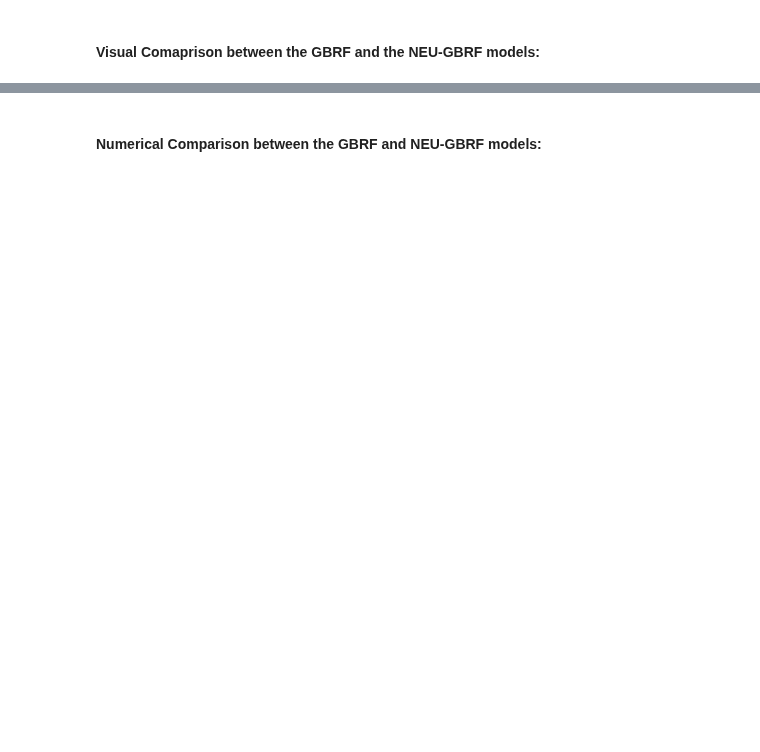
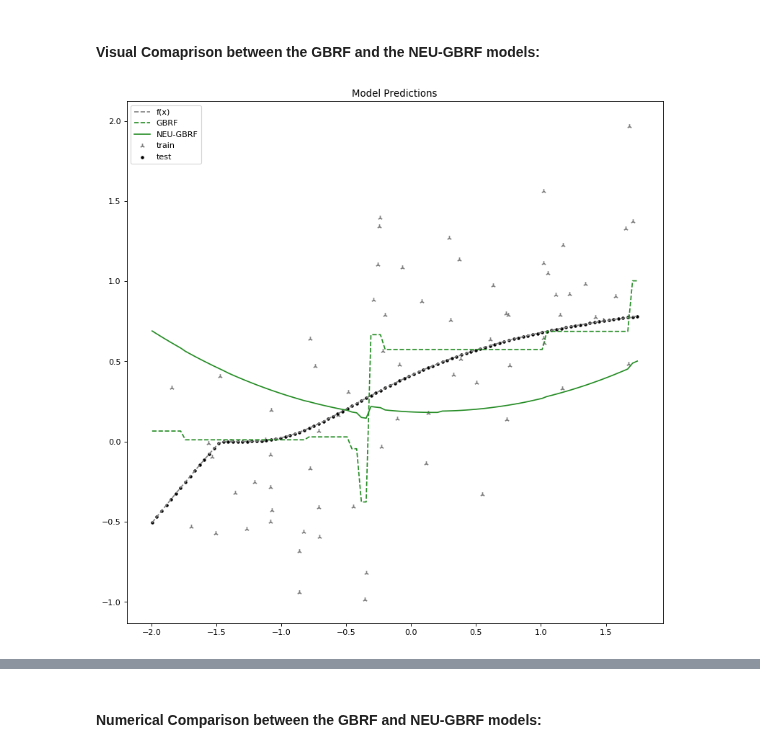
Before and after one commit to AnastasisKratsios/NEU_Non_Euclidean_Upgrading, a Jupyter notebook: NEU-Simulated-Regression.ipynb, the cells around one changed output, grey strips where cells are left out. Drawn from its saved outputs; the diff is of its cells as text; code cells hidden in the pictures; blank space fills up the shorter version.

```diff
--- a/NEU-Simulated-Regression.ipynb
+++ b/NEU-Simulated-Regression.ipynb
@@ -359,33 +503,37 @@ NEU_GBRF_y_hat_train, NEU_GBRF_y_hat_test = build_NEU_Structure(n_folds = CV_fol
 plt.figure(num=None, figsize=(12, 12), dpi=80, facecolor='w', edgecolor='k')
 
 # Generate Plots #
 #----------------#
 
 # Plot Signal
 plt.plot(np.array(data_x_test_raw).reshape(-1,),data_y_test,color='gray',label='f(x)',linestyle='--')
 # Plot Data
 plt.scatter(np.array(data_x_raw).reshape(-1,),data_y,color='gray',label='train', marker = '2')
 plt.scatter(np.array(data_x_test_raw).reshape(-1,),data_y_test,color='black',label='test', marker = '.')
 
 #----------#
 # Model(s) #
 #----------#
 # Plot Gradient-Boosted Random Forest Regressor (GBRF):
 plt.plot(np.array(data_x_test_raw).reshape(-1,),GBRF_y_hat_test, linestyle="--", color = 'forestgreen', label='GBRF')
 # Plot NEU-GBRF:
 plt.plot(np.array(data_x_test_raw).reshape(-1,),NEU_GBRF_y_hat_test, color = 'forestgreen',label='NEU-GBRF')
 
 
 # Format Plot #
 #-------------#
 plt.legend(loc="upper left")
 plt.title("Model Predictions")
 
 
 # Export #
 #--------#
 # SAVE Figure to .eps
 plt.savefig('./outputs/plotsANDfigures/GBRF.eps', format='eps')
-plt.show()
+# Show Plot
+if is_visuallty_verbose == True:
+    plt.show(block=False)
+# %% [output]
+[figure, added]
 # %%
 get_Error_distribution_plots(data_y_test,GBRF_y_hat_test,NEU_GBRF_y_hat_test,"GBRF")
```
Also changed, not shown: parts of 19 cells of this notebook, 21 other files.
